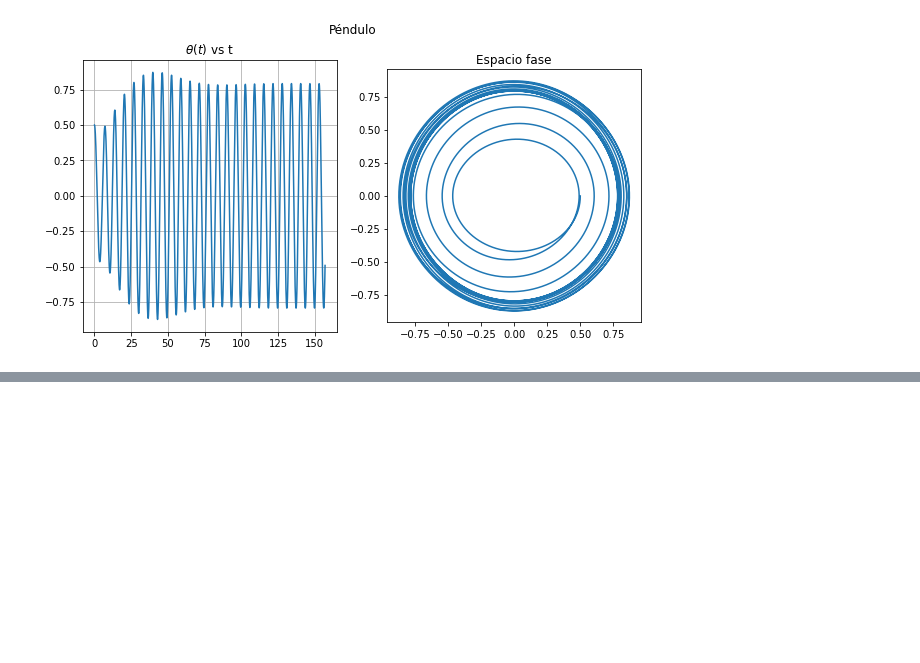
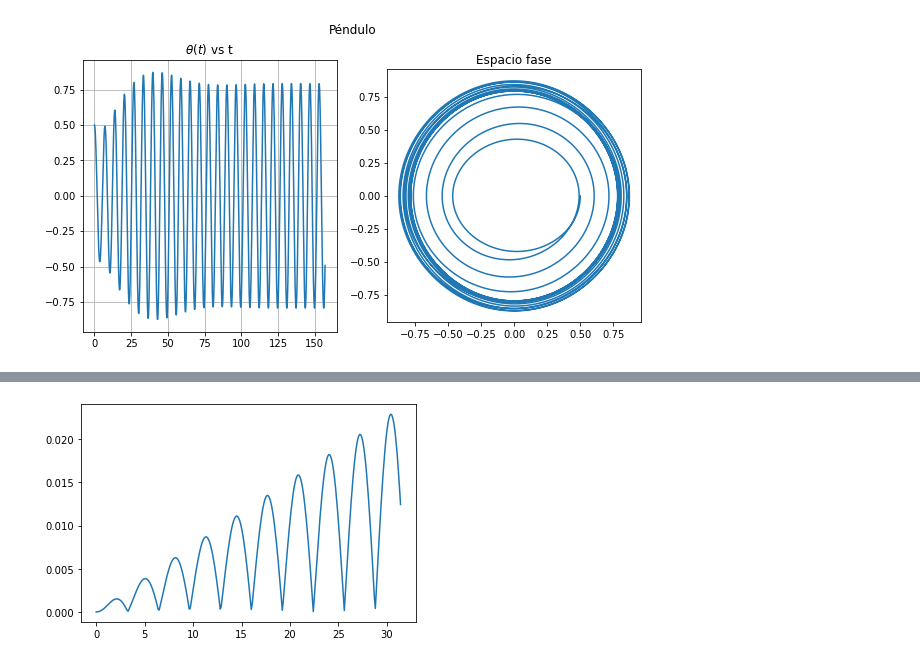
Before and after one commit to richmf/NotitasFisComp25-2, a Jupyter notebook: Clase 11 (EDO3).ipynb, the cells around one changed output, grey strips where cells are left out. Cells and saved outputs as stored; diff of their text form; code cells hidden in the pictures; blank space fills up the shorter version.

```diff
--- a/Clase 11 (EDO3).ipynb
+++ b/Clase 11 (EDO3).ipynb
@@ -35,0 +102,8 @@ graf2.set_aspect('equal')
+# %%
+sol_k2 = RK2(pendulo_cff,[0.5,0],t,args=[0.0,0.0,0.0])
+sol_k4 = RK4(pendulo_cff,[0.5,0],t,args=[0.0,0.0,0.0])
+error_rel = abs(sol_k2[0,:]-sol_k4[0,:])
+plt.plot(t,error_rel)
+plt.show()
+# %% [output]
+[figure, added]
```
Also changed, not shown: parts of 8 cells of this notebook.
